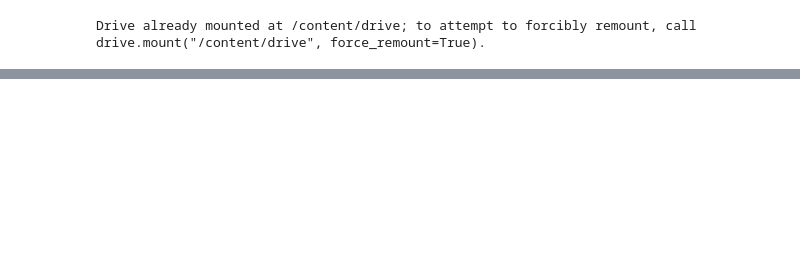
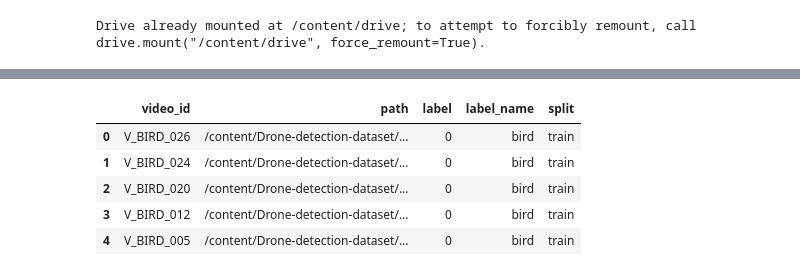
Before and after one commit to uoi1398/bird-drone-dualstream, a Jupyter notebook: notebooks/00_colab_setyp.ipynb, the cells around one changed output, grey strips where cells are left out. Drawn from its saved outputs; the diff is of its cells as text; code cells hidden in the pictures; blank space fills up the shorter version.

```diff
--- a/notebooks/00_colab_setyp.ipynb
+++ b/notebooks/00_colab_setyp.ipynb
@@ -111,0 +171,17 @@ ModuleNotFoundError: No module named 'dataset'
+# %%
+from pathlib import Path
+
+DATA_ROOT = Path("/content/Drone-detection-dataset/Data")
+
+VIDEO_EXTS = [".mp4", ".avi", ".mov", ".mkv"]
+
+all_videos = []
+for ext in VIDEO_EXTS:
+    all_videos.extend(DATA_ROOT.rglob(f"*{ext}"))
+
+all_videos = sorted(all_videos)
+
+print("All videos:", len(all_videos))
+
+for p in all_videos[:20]:
+    print(p)
@@ -111,0 +249,64 @@ ModuleNotFoundError: No module named 'dataset'
+# %%
+import random
+import pandas as pd
+import os
+
+SEED = 42
+random.seed(SEED)
+
+assert len(bird_videos) == 51, f"Expected 51 bird videos, got {len(bird_videos)}"
+assert len(drone_videos) == 114, f"Expected 114 drone videos, got {len(drone_videos)}"
+
+random.shuffle(bird_videos)
+random.shuffle(drone_videos)
+
+records = []
+
+def add_records(video_paths, label, label_name, train_n, val_n, test_n):
+    assert len(video_paths) == train_n + val_n + test_n
+
+    split_names = (
+        ["train"] * train_n +
+        ["val"] * val_n +
+        ["test"] * test_n
+    )
+
+    for path, split in zip(video_paths, split_names):
+        records.append({
+            "video_id": path.stem,
+            "path": str(path),
+            "label": label,
+            "label_name": label_name,
+            "split": split
+        })
+
+add_records(
+    bird_videos,
+    label=0,
+    label_name="bird",
+    train_n=36,
+    val_n=7,
+    test_n=8
+)
+
+add_records(
+    drone_videos,
+    label=1,
+    label_name="drone",
+    train_n=79,
+    val_n=18,
+    test_n=17
+)
+
+manifest = pd.DataFrame(records)
+
+os.makedirs("data/splits", exist_ok=True)
+
+manifest_path = "data/splits/manifest.csv"
+manifest.to_csv(manifest_path, index=False)
+
+print("Saved manifest to:", manifest_path)
+display(manifest.head())
+
+print(pd.crosstab(manifest["split"], manifest["label_name"]))
+# %% [output]
@@ -111,0 +314,6 @@ ModuleNotFoundError: No module named 'dataset'
+|  | video_id | path | label | label_name | split |
+| 0 | V_BIRD_026 | /content/Drone-detection-dataset/... | 0 | bird | train |
+| 1 | V_BIRD_024 | /content/Drone-detection-dataset/... | 0 | bird | train |
+| 2 | V_BIRD_020 | /content/Drone-detection-dataset/... | 0 | bird | train |
+| 3 | V_BIRD_012 | /content/Drone-detection-dataset/... | 0 | bird | train |
+| 4 | V_BIRD_005 | /content/Drone-detection-dataset/... | 0 | bird | train |
```
Also changed, not shown: parts of 16 cells of this notebook.
